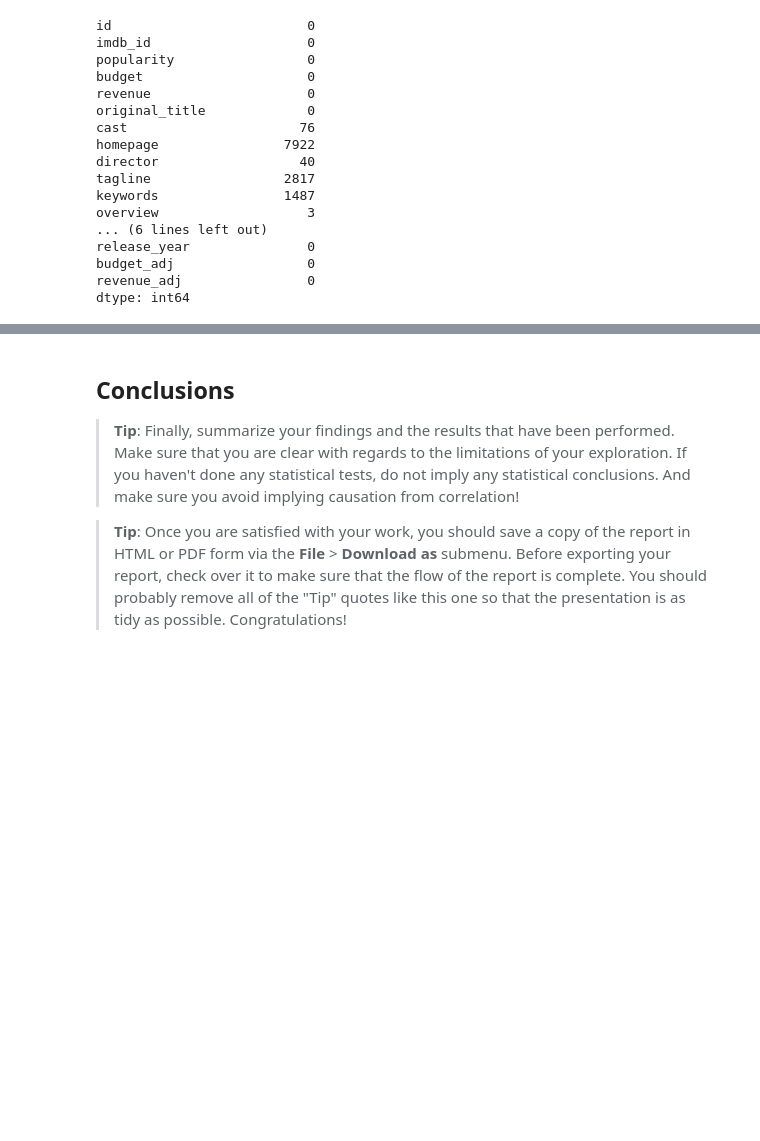
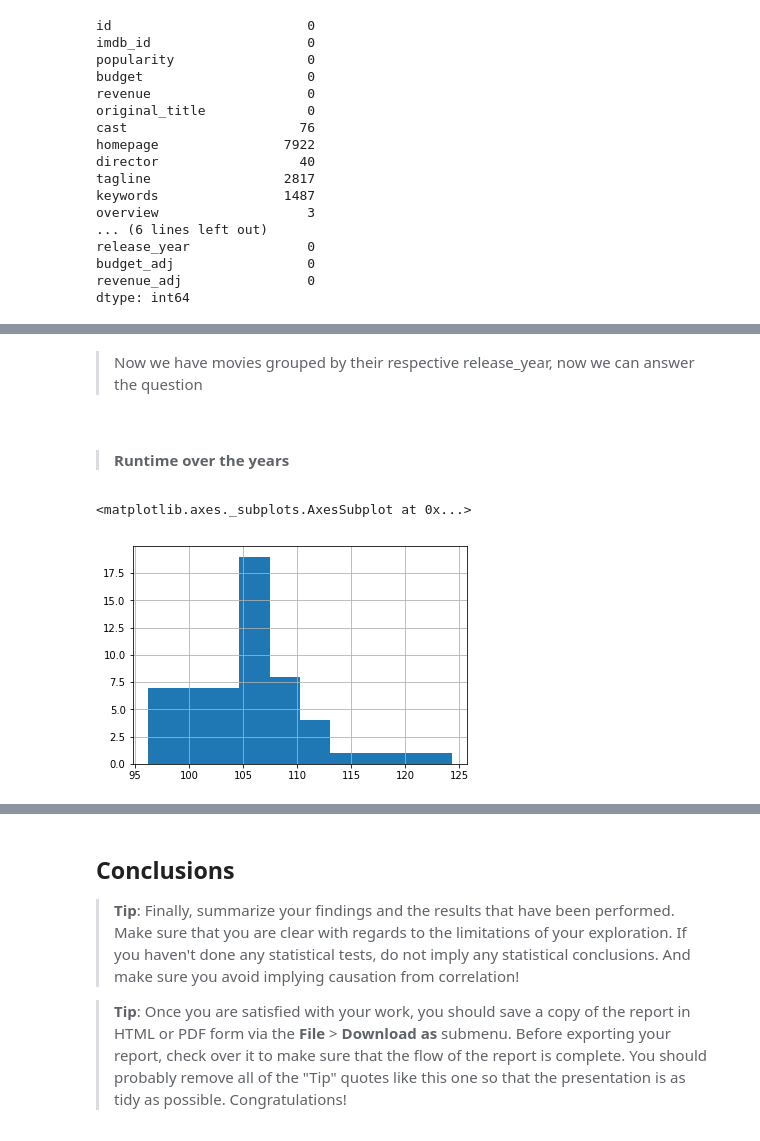
Before and after one commit to AnishReddyRavula/Investigating-Movie-DataBase, a Jupyter notebook: Investigation.ipynb, the cells around one changed output, grey strips where cells are left out. Cells and saved outputs as stored; diff of their text form; code cells hidden in the pictures; blank space fills up the shorter version.

```diff
--- a/Investigation.ipynb
+++ b/Investigation.ipynb
@@ -130,0 +120,3 @@ dtype: int64
+# %%
+tmdb_data = tmdb_data.drop(['keywords','production_companies','tagline', 'homepage', 'overview'], axis=1)
+tmdb_data.info()
@@ -130,0 +144,5 @@ dtype: int64
+# %%
+from datetime import datetime as d
+def time_change(data):
+    return d.strftime(d.strptime(data, "%m/%d/%y"), "%B")
+tmdb_data["release_month"] = tmdb_data["release_date"].apply(time_change)
@@ -130,0 +155,14 @@ dtype: int64
+# %%
+years_data = tmdb_data.groupby("release_year").mean()
+# %% [markdown]
+>Now we have movies grouped by their respective release_year, now we can answer the question
+# %% [markdown]
+>#### Runtime over the years
+# %%
+years_data['runtime'].hist()
+
+# Popularity vs revenue over the years using scatter plot
+# gen = tmdb_data.groupby("release_year").mean()
+# %% [output]
+<matplotlib.axes._subplots.AxesSubplot at 0x...>
+[figure, added]
```
Also changed, not shown: parts of 33 cells of this notebook.
